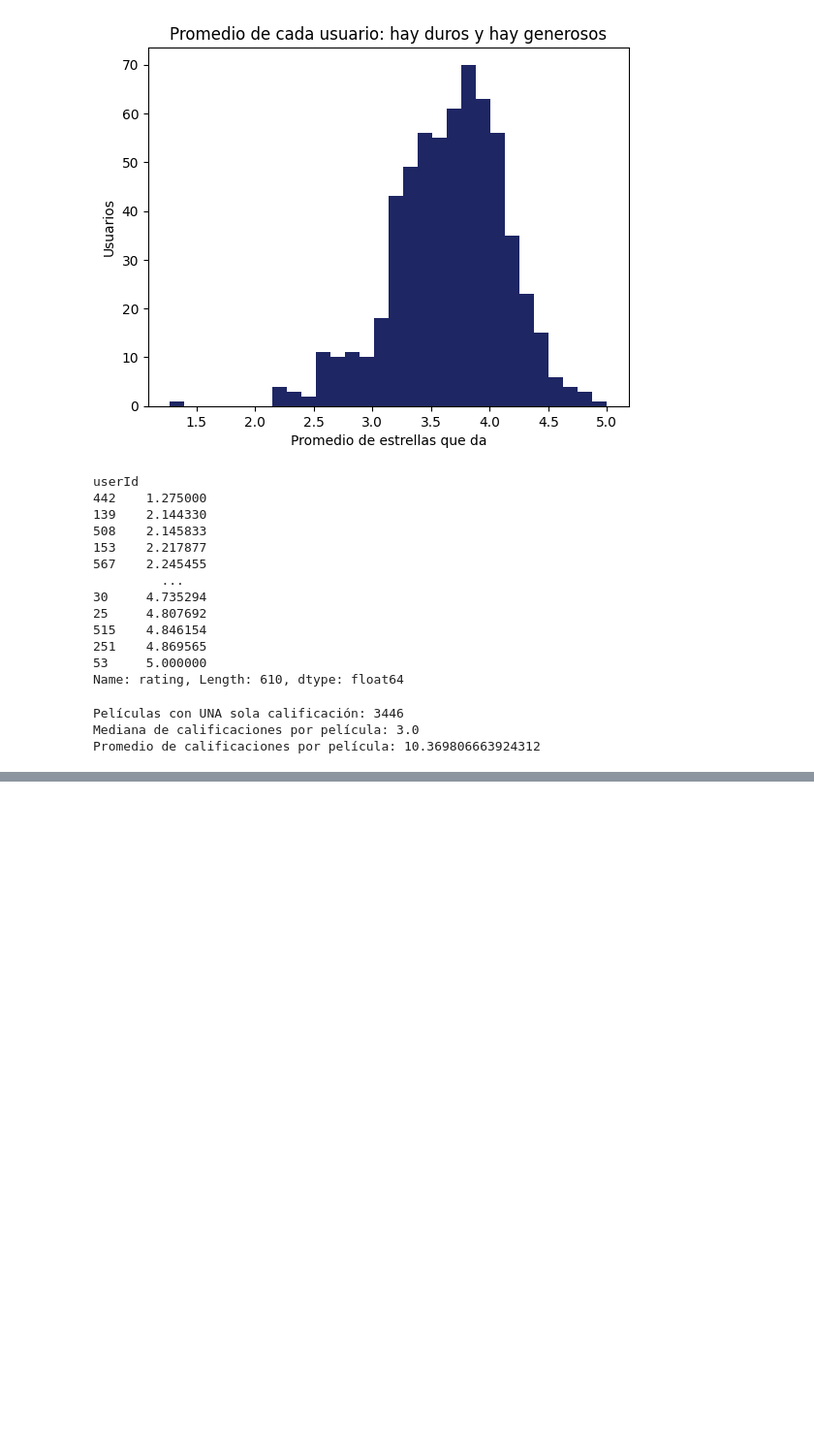
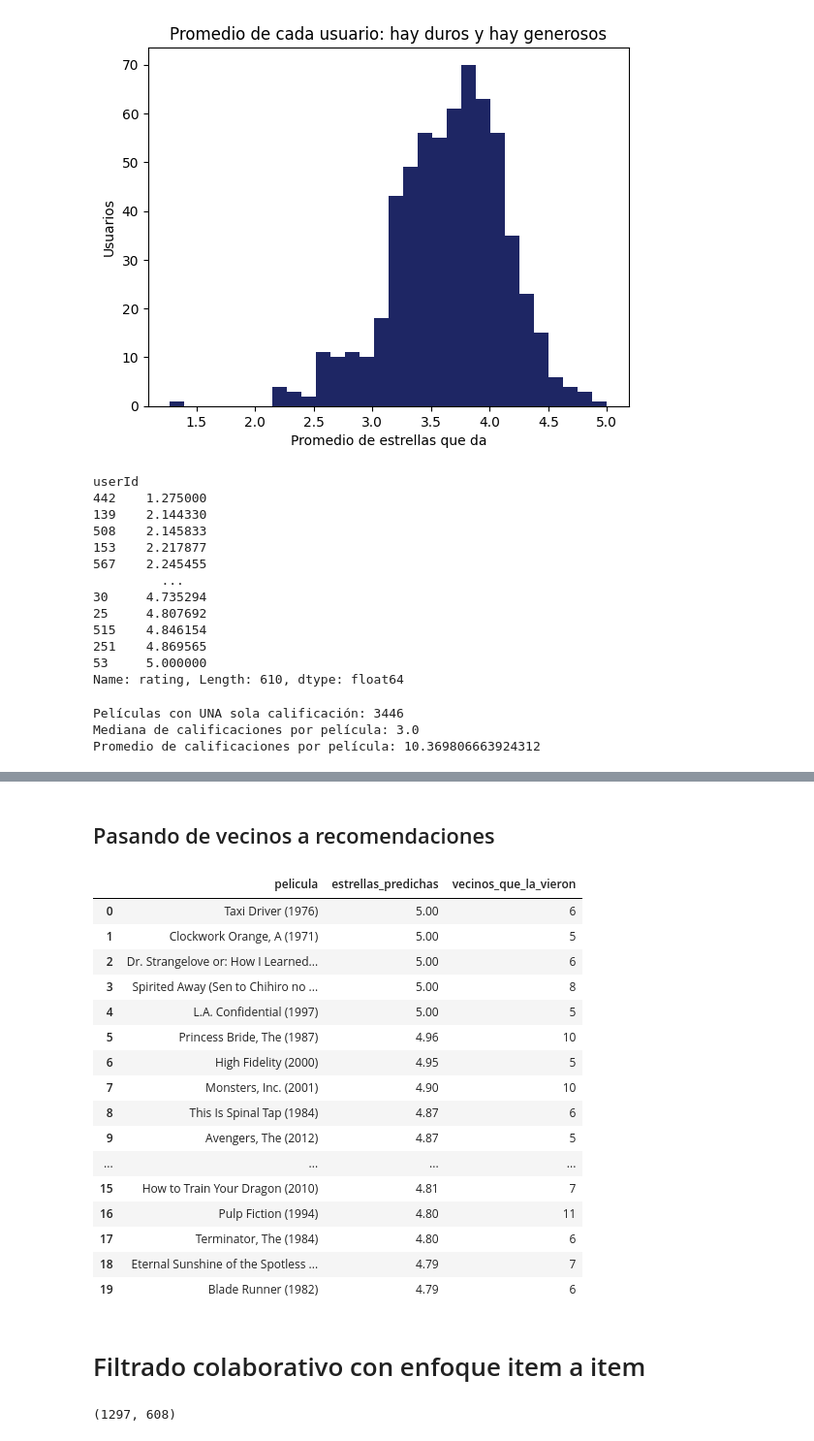
Before and after one commit to chelseame/IA_practicas, a Jupyter notebook: Parcial 3/Modelo_Recomendador_Peliculas.ipynb, the cells around one changed output, grey strips where cells are left out. Shown at 97% size. Drawn from its saved outputs; the diff is of its cells as text; code cells hidden in the pictures; blank space fills up the shorter version.

```diff
--- a/Parcial 3/Modelo_Recomendador_Peliculas.ipynb
+++ b/Parcial 3/Modelo_Recomendador_Peliculas.ipynb
@@ -91,0 +221,5 @@ Promedio de calificaciones por película: 10.369806663924312
+# %%
+promedio = tabla.mean(axis=1)                 # promedio de cada usuario
+centrada = tabla.sub(promedio, axis=0)        # calificación − su promedio
+centrada = centrada.fillna(0)                 # hueco = sin opinión
+centrada.loc[0, list(mis_calificaciones)].round(2)   # tus gustos, ya centrados
@@ -91,0 +248,3 @@ Promedio de calificaciones por película: 10.369806663924312
+# %%
+knn_usuarios = NearestNeighbors(metric="cosine")
+knn_usuarios.fit(centrada)
@@ -91,0 +253,5 @@ Promedio de calificaciones por película: 10.369806663924312
+# %%
+distancias, posiciones = knn_usuarios.kneighbors(centrada.loc[[0]], n_neighbors=11)
+vecinos = pd.DataFrame({"usuario": centrada.index[posiciones[0]],
+                        "similitud": (1 - distancias[0]).round(3)})
+vecinos
@@ -91,0 +287,53 @@ Promedio de calificaciones por película: 10.369806663924312
+# %% [markdown]
+## Pasando de vecinos a recomendaciones
+# %%
+def recomendar_usuario_usuario(usuario, k=30, min_vecinos=5, n=20):
+    # 1) Los k vecinos más parecidos (el primero es el propio usuario: lo quitamos)
+    distancias, posiciones = knn_usuarios.kneighbors(centrada.loc[[usuario]], n_neighbors=k + 1)
+    vecinos = centrada.index[posiciones[0][1:]]
+    similitud = pd.Series(1 - distancias[0][1:], index=vecinos)
+
+    # 2) Opinión de los vecinos sobre cada película, ponderada por su similitud
+    opinion = centrada.loc[vecinos].mul(similitud, axis=0).sum()
+    vieron = tabla.loc[vecinos].notna()
+    peso = vieron.mul(similitud.abs(), axis=0).sum()
+    cuantos = vieron.sum()
+
+    # 3) Predicción = tu promedio + opinión de tus vecinos (sin pasarse de 0.5 a 5 estrellas)
+    prediccion = (promedio[usuario] + opinion / peso).clip(0.5, 5)
+
+    # 4) Solo películas que NO has visto y que vieron al menos min_vecinos de tus vecinos
+    candidatas = tabla.loc[usuario].isna() & (cuantos >= min_vecinos)
+    resultado = pd.DataFrame({"pelicula": titulo[prediccion[candidatas].index].values,
+                              "estrellas_predichas": prediccion[candidatas].round(2).values,
+                              "vecinos_que_la_vieron": cuantos[candidatas].values})
+    return resultado.sort_values("estrellas_predichas", ascending=False).head(n).reset_index(drop=True)
+# %%
+recomendar_usuario_usuario(0)
+# %% [output]
+|  | pelicula | estrellas_predichas | vecinos_que_la_vieron |
+| 0 | Taxi Driver (1976) | 5.00 | 6 |
+| 1 | Clockwork Orange, A (1971) | 5.00 | 5 |
+| 2 | Dr. Strangelove or: How I Learned... | 5.00 | 6 |
+| 3 | Spirited Away (Sen to Chihiro no ... | 5.00 | 8 |
+| 4 | L.A. Confidential (1997) | 5.00 | 5 |
+| 5 | Princess Bride, The (1987) | 4.96 | 10 |
+| 6 | High Fidelity (2000) | 4.95 | 5 |
+| 7 | Monsters, Inc. (2001) | 4.90 | 10 |
+| 8 | This Is Spinal Tap (1984) | 4.87 | 6 |
+| 9 | Avengers, The (2012) | 4.87 | 5 |
+| ... | ... | ... | ... |
+| 15 | How to Train Your Dragon (2010) | 4.81 | 7 |
+| 16 | Pulp Fiction (1994) | 4.80 | 11 |
+| 17 | Terminator, The (1984) | 4.80 | 6 |
+| 18 | Eternal Sunshine of the Spotless ... | 4.79 | 7 |
+| 19 | Blade Runner (1982) | 4.79 | 6 |
+# %% [markdown]
+# Filtrado colaborativo con enfoque item a item
+# %%
+por_pelicula = centrada.T                    # filas = películas, columnas = usuarios
+knn_peliculas = NearestNeighbors(metric="cosine")
+knn_peliculas.fit(por_pelicula)
+por_pelicula.shape
+# %% [output]
+(1297, 608)
```
Also changed, not shown: parts of 23 cells of this notebook.
